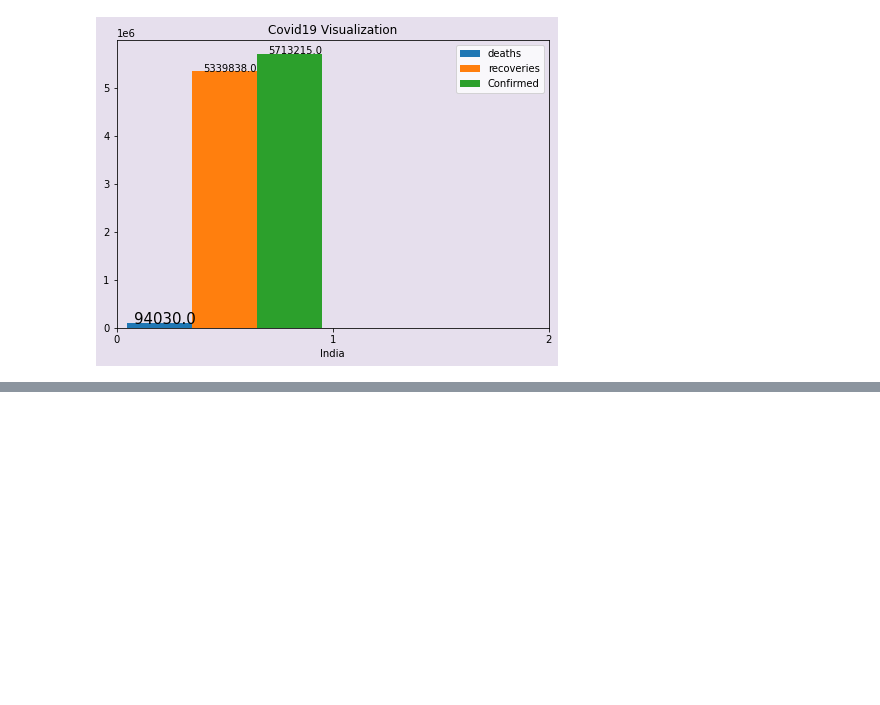
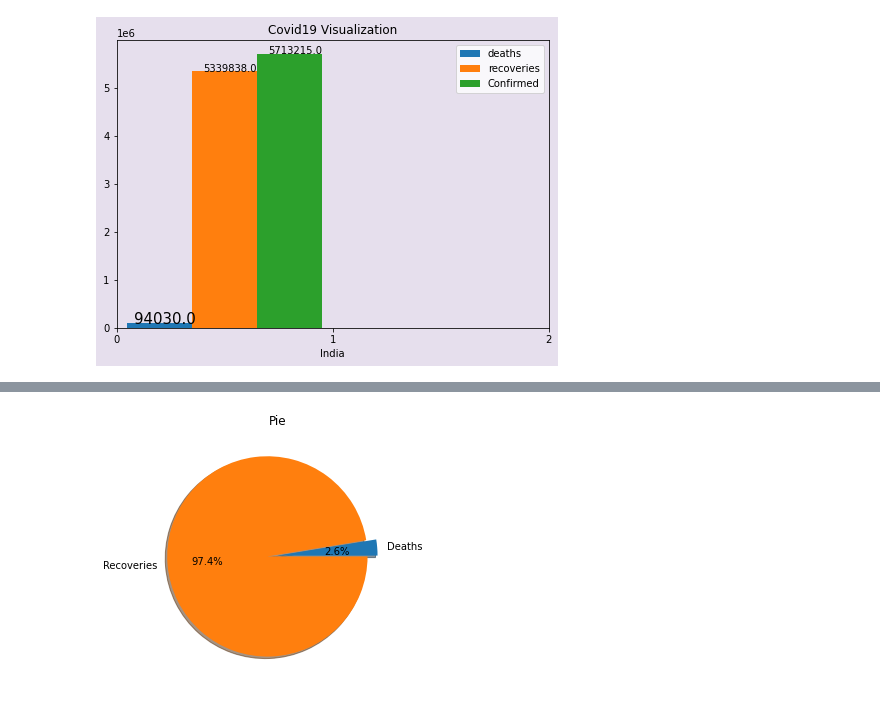
Before and after one commit to JS-junior/python-projects, a Jupyter notebook: Notebooks/covid.ipynb, the cells around one changed output, grey strips where cells are left out. Saved outputs shown, nothing was run; the diff lists cells and outputs as text; code cells hidden in the pictures; blank space fills up the shorter version.

```diff
--- a/Notebooks/covid.ipynb
+++ b/Notebooks/covid.ipynb
@@ -47,0 +80,33 @@ fig.savefig('covid19_visualization.png')
+# %%
+data = pd.read_csv('covid_19_data.csv')
+df = pd.DataFrame(data)
+df.rename(columns={ "ObservationDate":"timestamp","Province/State": "State", "Country/Region": "Country"}, inplace=True )
+df.dropna(inplace=True)
+countries = df["Country"].unique()
+countries_len = np.arange(0,len(countries))
+deaths = []
+recoveries = []
+confirmed = []
+my_countries = []
+for country in range(0,len(countries)):
+    country_index = df[df["Country"] == countries[country]].index.values
+
+    death = df.loc[country_index, "Deaths"].values
+    recovery = df.loc[country_index, "Recovered"].values
+    confirm = df.loc[country_index, "Confirmed"].values
+    deaths.append(death.max())
+    recoveries.append(recovery.max())
+    confirmed.append(confirm.max())
+
+fdf = pd.DataFrame({
+    "Deaths": deaths,
+    "Recoveries": recoveries,
+    "Confirmed": confirmed
+    })
+
+bar = [ fdf["Deaths"].sum(), fdf["Recoveries"].sum() ]
+plt.title("Pie")
+plt.pie(bar, labels=[ "Deaths", "Recoveries"], explode=[0,0.1], shadow=True, autopct="%1.1f%%")
+plt.tight_layout()
+# %% [output]
+[figure, added]
```
Also changed, not shown: parts of 2 cells of this notebook, 2 other files.
